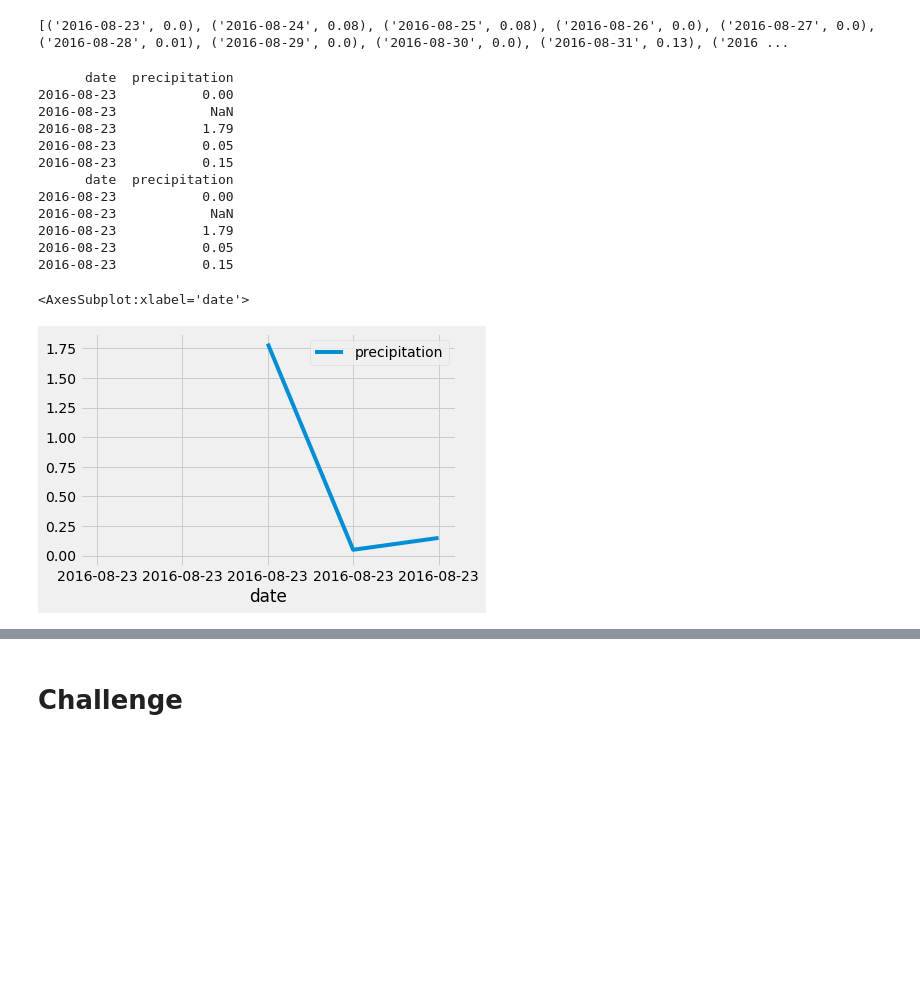
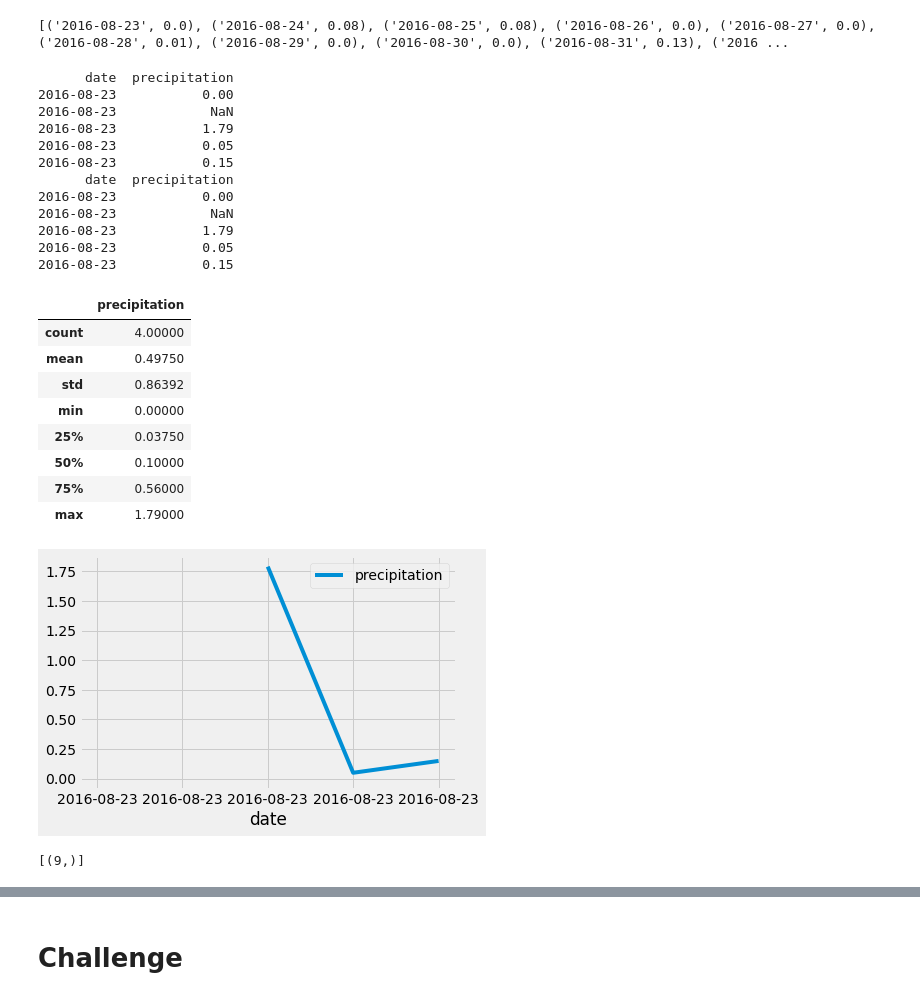
Before and after one commit to CharityThuku/Surfs_Up, a Jupyter notebook: climate_analysis.ipynb, the cells around one changed output, grey strips where cells are left out. Cells and saved outputs as stored; diff of their text form; code cells hidden in the pictures; blank space fills up the shorter version.

```diff
--- a/climate_analysis.ipynb
+++ b/climate_analysis.ipynb
@@ -59,27 +59,39 @@ df = pd.DataFrame(results, columns=['date','precipitation'])
 # %%
 # Use Pandas to calcualte the summary statistics for the precipitation data
 df.set_index(df['date'], inplace=True)
 print(df.to_string(index=False))
 df = df.sort_index().head()
 print(df.to_string(index=False))
 df.plot()
+df.describe()
 # %% [output]
       date  precipitation
 2016-08-23           0.00
 2016-08-23            NaN
 2016-08-23           1.79
 2016-08-23           0.05
 2016-08-23           0.15
       date  precipitation
 2016-08-23           0.00
 2016-08-23            NaN
 2016-08-23           1.79
 2016-08-23           0.05
 2016-08-23           0.15
-<AxesSubplot:xlabel='date'>
+|  | precipitation |
+| count | 4.00000 |
+| mean | 0.49750 |
+| std | 0.86392 |
+| min | 0.00000 |
+| 25% | 0.03750 |
+| 50% | 0.10000 |
+| 75% | 0.56000 |
+| max | 1.79000 |
 [figure]
 # %%
 # How many stations are available in this dataset?
+session.query(func.count(Station.station)).all()
+# %% [output]
+[(9,)]
 # %%
 # What are the most active stations?
 # List the stations and the counts in descending order.
```
Also changed, not shown: parts of 3 cells of this notebook.
